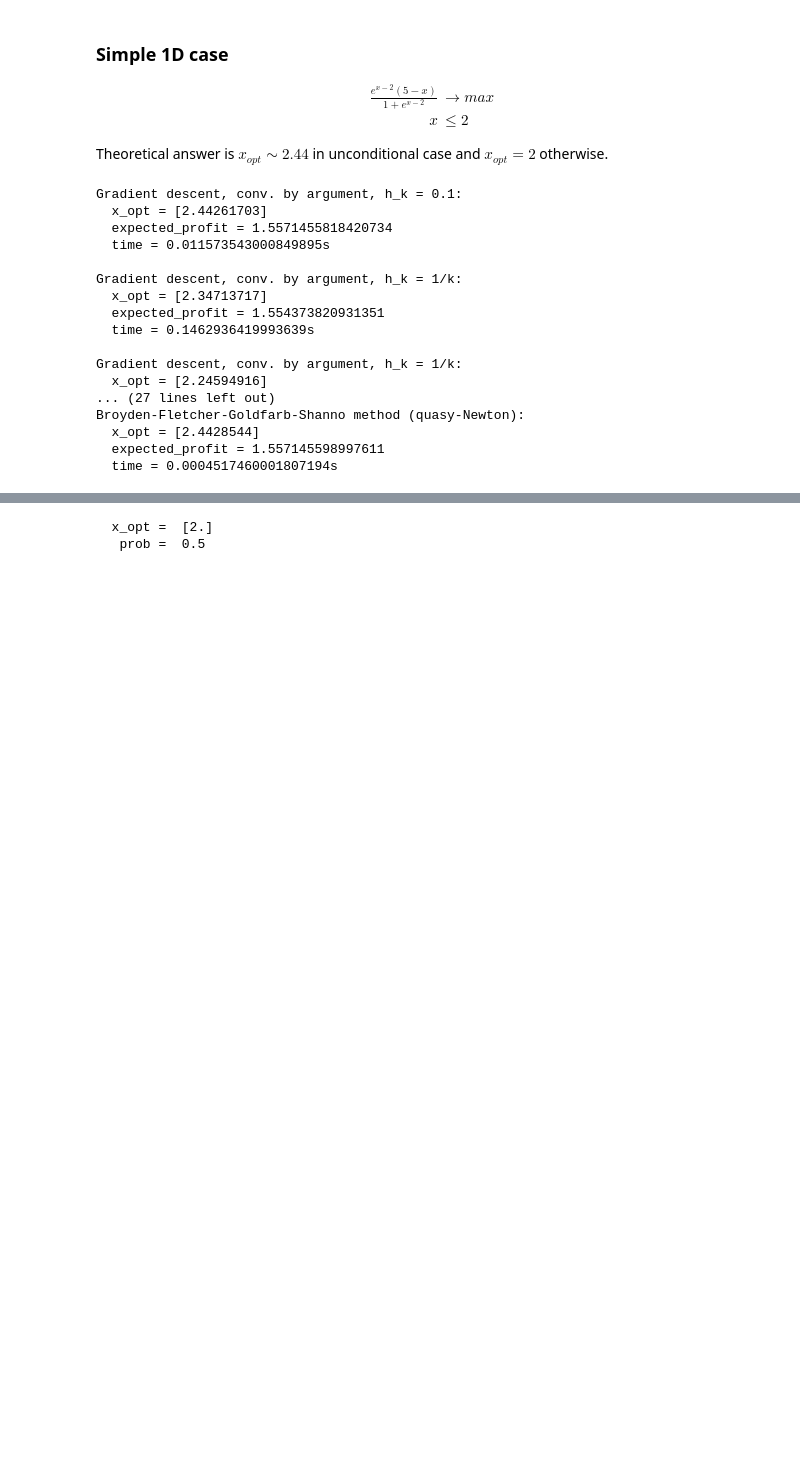
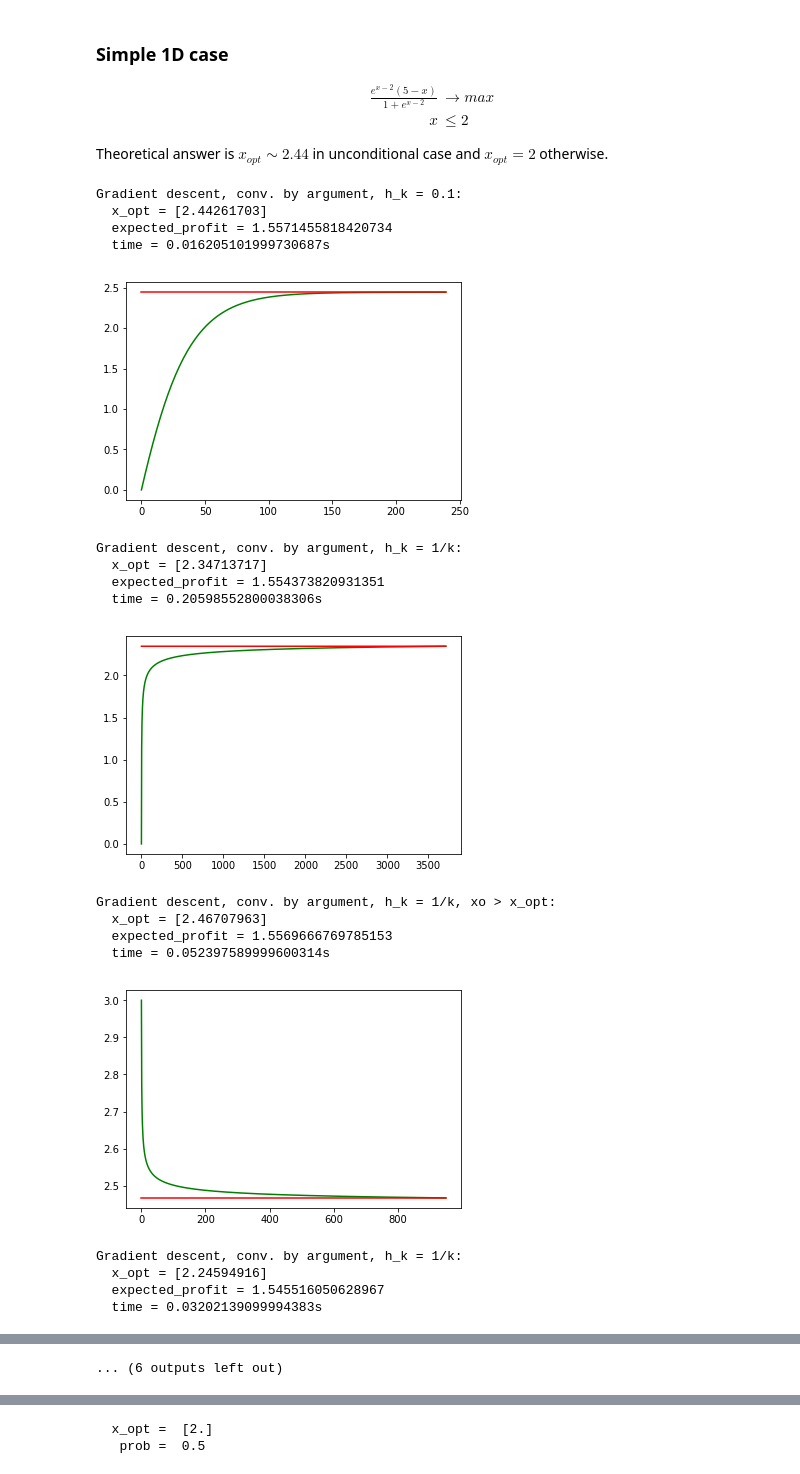
Before and after one commit to dimak24/optimization-project, a Jupyter notebook: tests.ipynb, the cells around one changed output, grey strips where cells are left out. Saved outputs shown, nothing was run; the diff lists cells and outputs as text; code cells hidden in the pictures; blank space fills up the shorter version.

```diff
--- a/tests.ipynb
+++ b/tests.ipynb
@@ -7,12 +8,16 @@ import time
 
 solvers.options['show_progress'] = False
 # %%
-def test(method_name, method, real_f_name, real_f, **kwargs):
+def test(method_name, method, real_f_name, real_f, draw=True, **kwargs):
     t = time.monotonic()
     x_opt = method(**kwargs)
     print('{}:\n  x_opt = {}\n  {} = {}\n  time = {}s\n'.format(method_name, x_opt,
                                                                 real_f_name, real_f(x_opt),
                                                                 time.monotonic() - t))
+    if draw:
+        plt.plot(np.arange(len(method.x)), method.x, color='g', label=r'$x_k$')
+        plt.plot(np.arange(len(method.x)), x_opt * np.ones(len(method.x)), color='r', label=r'$x_{opt}$')
+        plt.show()
 # %% [markdown]
 ### Simple 1D case
 
@@ -49,6 +54,11 @@ test('Gradient descent, conv. by argument, h_k = 1/k',
      GradientDescent(h=lambda step: 1. / step),
      'expected_profit', issue.expected_profit,
      f=f, x0=np.zeros(issue.a.shape[0]), df=df)
+
+test('Gradient descent, conv. by argument, h_k = 1/k, xo > x_opt',
+     GradientDescent(h=lambda step: 1. / step),
+     'expected_profit', issue.expected_profit,
+     f=f, x0=3*np.ones(issue.a.shape[0]), df=df)
 
 test('Gradient descent, conv. by argument, h_k = 1/k',
      GradientDescent(h=lambda step: 1. / step,
@@ -61,44 +71,46 @@ test('Gradient descent, conv. by argument, h_k = 1/sqrt(k)',
      'expected_profit', issue.expected_profit,
      f=f, x0=np.zeros(issue.a.shape[0]), df=df)
 
 print('\n')
 
 test('Accelerated Nesterov gradient descent, h_k = 0.5',
      AcceleratedNesterovGradientDescent(),
      'expected_profit', issue.expected_profit,
      f=f, x0=np.zeros(issue.a.shape[0]), df=df)
 
 test('Accelerated Nesterov gradient descent, h_k = 1/sqrt(k)',
      AcceleratedNesterovGradientDescent(h=lambda step: step ** -0.5),
      'expected_profit', issue.expected_profit,
      f=f, x0=np.zeros(issue.a.shape[0]), df=df)
 
 print('\n')
 
 test('Newton method',
      NewtonMethod(),
      'expected_profit', issue.expected_profit,
      f=f, x0=np.array([1.]), df=df, d2f=d2f)
 
 test('Broyden-Fletcher-Goldfarb-Shanno method (quasy-Newton)',
      BroydenFletcherGoldfarbShannoMethod(),
      'expected_profit', issue.expected_profit,
      f=f, x0=np.array([1.]), df=df)
 # %% [output]
 Gradient descent, conv. by argument, h_k = 0.1:
   x_opt = [2.44261703]
   expected_profit = 1.5571455818420734
-  time = 0.011573543000849895s
-
-Gradient descent, conv. by argument, h_k = 1/k:
-  x_opt = [2.34713717]
-  expected_profit = 1.554373820931351
-  time = 0.1462936419993639s
-
-Gradient descent, conv. by argument, h_k = 1/k:
-  x_opt = [2.24594916]
-... (27 lines left out)
-Broyden-Fletcher-Goldfarb-Shanno method (quasy-Newton):
-  x_opt = [2.4428544]
-  expected_profit = 1.557145598997611
-  time = 0.0004517460001807194s
+  time = 0.016205101999730687s
+[figure, added]
+Gradient descent, conv. by argument, h_k = 1/k:
+  x_opt = [2.34713717]
+  expected_profit = 1.554373820931351
+  time = 0.20598552800038306s
+[figure, added]
+Gradient descent, conv. by argument, h_k = 1/k, xo > x_opt:
+  x_opt = [2.46707963]
+  expected_profit = 1.5569666769785153
+  time = 0.052397589999600314s
+[figure, added]
+Gradient descent, conv. by argument, h_k = 1/k:
+  x_opt = [2.24594916]
+  expected_profit = 1.545516050628967
+  time = 0.03202139099994383s
@@ -105,3 +128,4 @@ Broyden-Fletcher-Goldfarb-Shanno method (quasy-Newton):
+... (6 outputs left out)
 # %%
 # conditional
 
```
Also changed, not shown: parts of 7 cells of this notebook, 3 other files.
